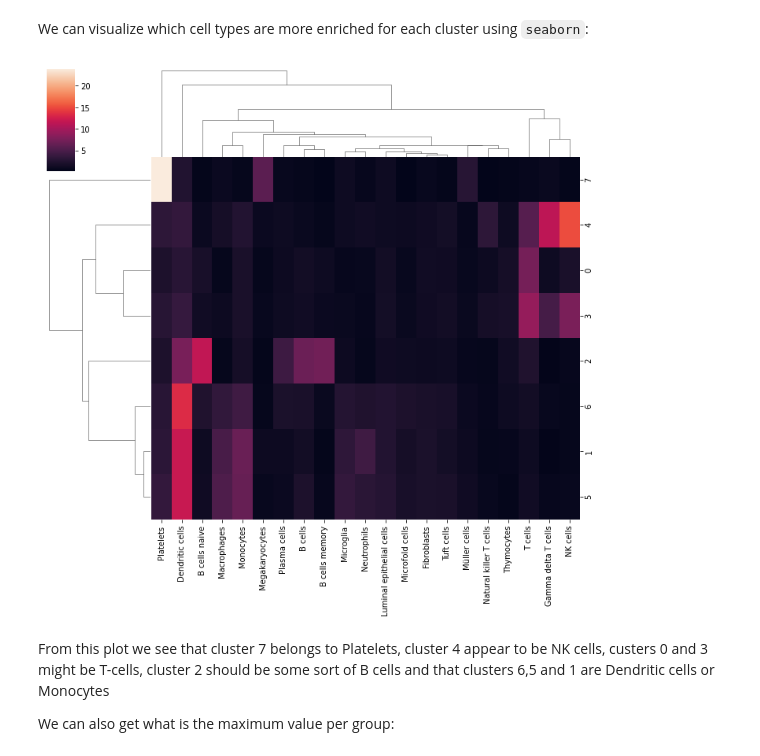
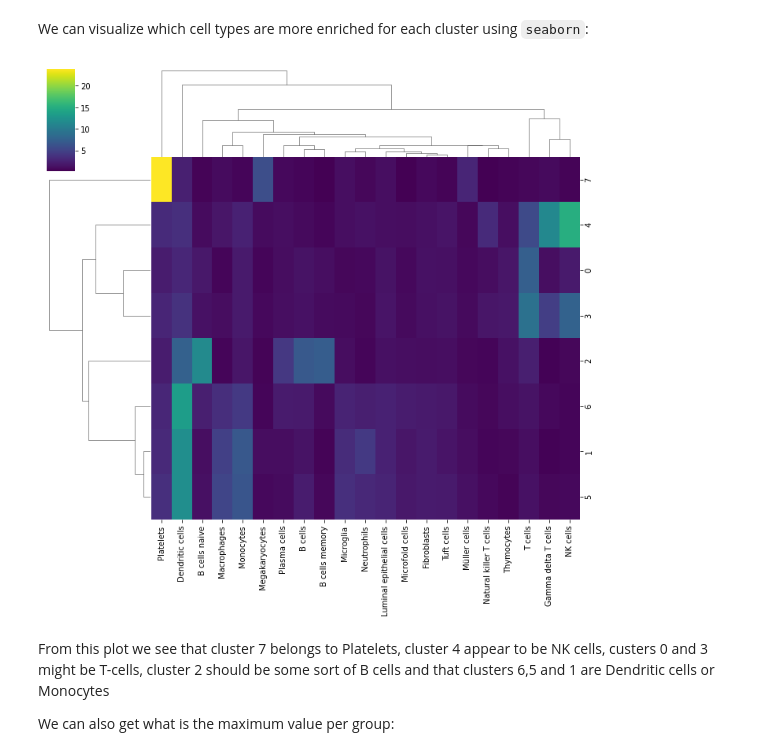
Before and after one commit to saezlab/decoupler-py, a Jupyter notebook: docs/source/notebooks/cell_annotation.ipynb, the cells around one changed output. Drawn from its saved outputs; the diff is of its cells as text; code cells hidden in the pictures.

```diff
--- a/docs/source/notebooks/cell_annotation.ipynb
+++ b/docs/source/notebooks/cell_annotation.ipynb
@@ -254,10 +252,10 @@ mean_enr
 # %% [markdown]
 We can visualize which cell types are more enriched for each cluster using `seaborn`:
 # %%
-sns.clustermap(mean_enr, xticklabels=mean_enr.columns)
+sns.clustermap(mean_enr, xticklabels=mean_enr.columns, cmap='viridis')
 plt.show()
 # %% [output]
-[figure, old version]
+[figure, new version]
 # %% [markdown]
 From this plot we see that cluster 7 belongs to Platelets, cluster 4 appear to be NK cells, custers 0 and 3 might be T-cells, cluster 2 should be some sort of B cells and that clusters 6,5 and 1 are Dendritic cells or Monocytes
 
```
Also changed, not shown: parts of 2 cells of this notebook.
